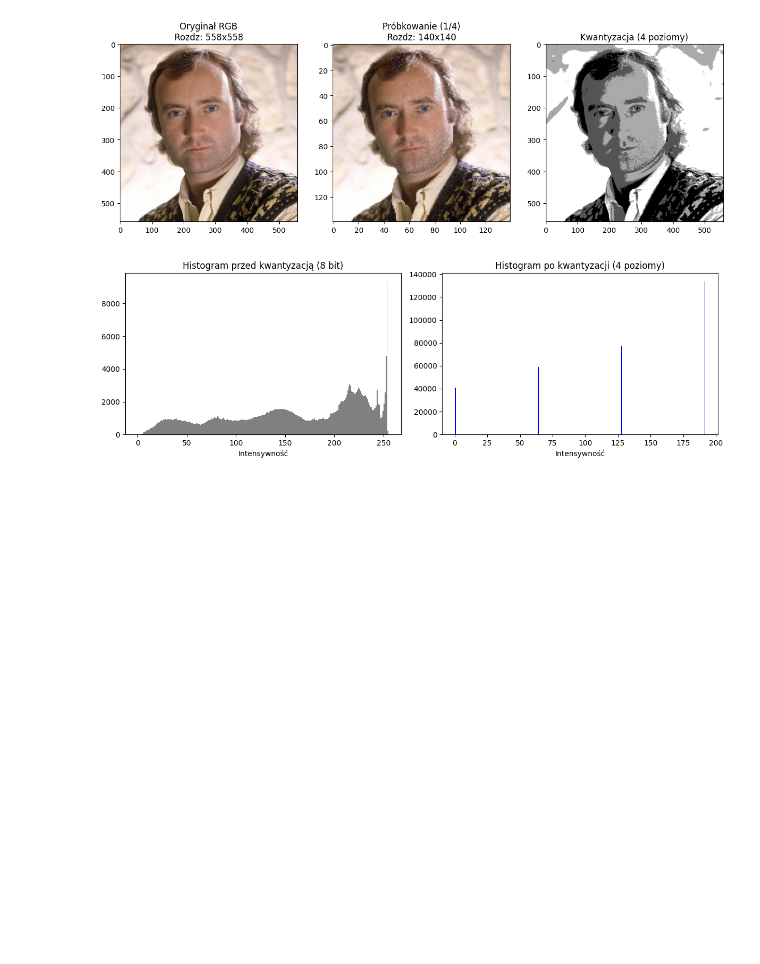
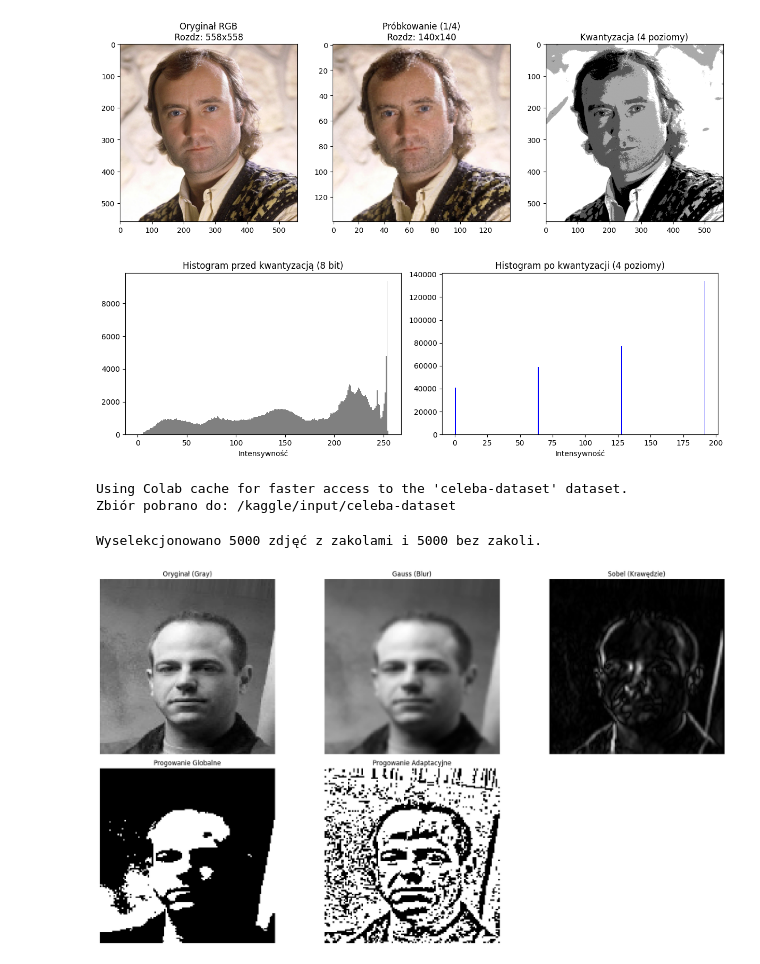
Before and after one commit to carolynee01/receding-hairline, a Jupyter notebook: receding_hairline.ipynb, the cells around one changed output. Drawn from its saved outputs; the diff is of its cells as text; code cells hidden in the pictures; blank space fills up the shorter version.

Commit message:
Utworzono za pomocą Colab

```diff
--- a/receding_hairline.ipynb
+++ b/receding_hairline.ipynb
@@ -84,0 +82,36 @@ path = kagglehub.dataset_download("jessicali9530/celeba-dataset")
+# %%
+import kagglehub
+
+# Pobieranie zbioru
+path = kagglehub.dataset_download("jessicali9530/celeba-dataset")
+
+print("Zbiór pobrano do:", path)
+
+# Ustawienie ścieżek na podstawie pobranej lokalizacji
+# Zazwyczaj struktura w tym dataset to:
+img_folder = os.path.join(path, "img_align_celeba/img_align_celeba")
+attr_csv_path = os.path.join(path, "list_attr_celeba.csv")
+
+# Teraz możesz wczytać CSV używając nowej ścieżki
+import pandas as pd
+attr_df = pd.read_csv(attr_csv_path)
+# %% [output]
+Using Colab cache for faster access to the 'celeba-dataset' dataset.
+Zbiór pobrano do: /kaggle/input/celeba-dataset
+# %%
+import pandas as pd
+import os
+import shutil
+
+# 1. Wczytanie pliku CSV
+attr_df = pd.read_csv('/kaggle/input/celeba-dataset/list_attr_celeba.csv')
+
+# 2. Wybranie zdjęć z zakolami (Receding_Hairline = 1)
+zakola_list = attr_df[attr_df['Receding_Hairline'] == 1]['image_id'].head(5000).tolist()
+
+# 3. Wybranie zdjęć bez zakoli (Receding_Hairline = -1)
+brak_zakoli_list = attr_df[attr_df['Receding_Hairline'] == -1]['image_id'].head(5000).tolist()
+
+print(f"Wyselekcjonowano {len(zakola_list)} zdjęć z zakolami i {len(brak_zakoli_list)} bez zakoli.")
+# %% [output]
+Wyselekcjonowano 5000 zdjęć z zakolami i 5000 bez zakoli.
@@ -84,0 +142,33 @@ path = kagglehub.dataset_download("jessicali9530/celeba-dataset")
+# %%
+if sample_img is not None:
+    # L2: Implementacja i porównanie filtrów (wymagane co najmniej trzy)
+    blur = cv2.GaussianBlur(sample_img, (5, 5), 0)            # 1. Filtr Gaussa
+    edges_sobel = cv2.Sobel(sample_img, cv2.CV_64F, 1, 0, ksize=5)  # 2. Filtr Sobela
+    median = cv2.medianBlur(sample_img, 5)                   # 3. Filtr medianowy
+
+    # L2: Progowanie (Thresholding) - Globalne vs Adaptacyjne
+    _, thresh_global = cv2.threshold(sample_img, 127, 255, cv2.THRESH_BINARY)
+    thresh_adapt = cv2.adaptiveThreshold(sample_img, 255, cv2.ADAPTIVE_THRESH_GAUSSIAN_C,
+                                         cv2.THRESH_BINARY, 11, 2)
+
+    # 3. Wizualizacja wyników do raportu (L1/L2) [cite: 173, 180]
+    titles = ['Oryginał (Gray)', 'Gauss (Blur)', 'Sobel (Krawędzie)',
+              'Progowanie Globalne', 'Progowanie Adaptacyjne']
+    images = [sample_img, blur, edges_sobel, thresh_global, thresh_adapt]
+
+    plt.figure(figsize=(18, 10))
+    for i in range(len(images)):
+        plt.subplot(2, 3, i+1)
+        # Sobel zwraca wartości float, matplotlib lepiej wyświetla go bez 'gray' lub z konwersją
+        display_img = images[i]
+        if titles[i] == 'Sobel (Krawędzie)':
+            display_img = np.absolute(display_img)
+
+        plt.imshow(display_img, cmap='gray')
+        plt.title(titles[i])
+        plt.axis('off')
+
+    plt.tight_layout()
+    plt.show()
+# %% [output]
+[figure, added]
```
Also changed, not shown: parts of 7 cells of this notebook.
